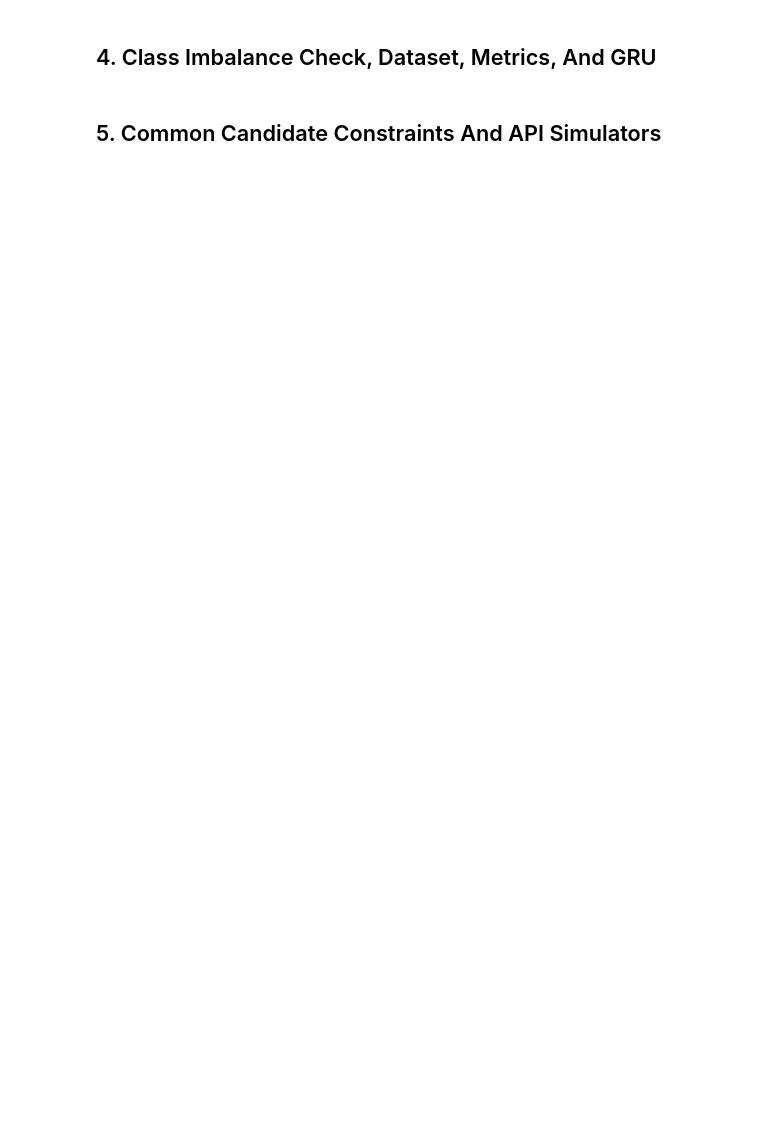
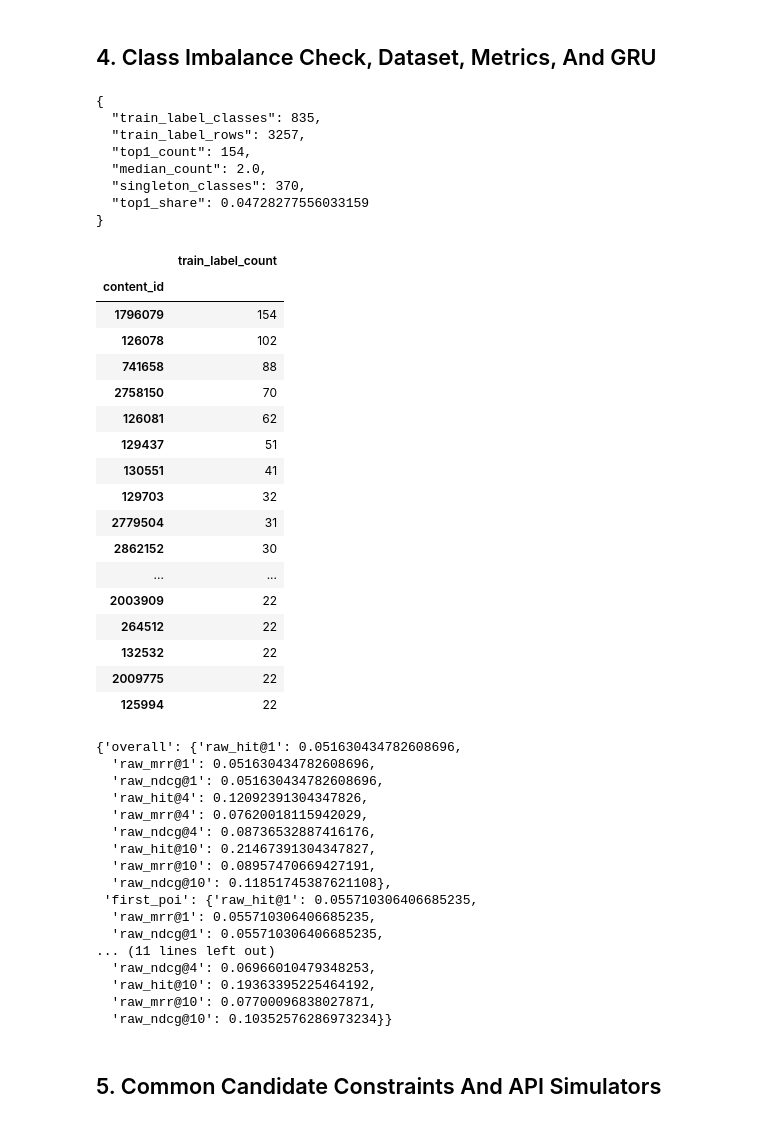
Before and after one commit to manru-homerun/AI, a Jupyter notebook: notebooks/gru_shared_next_poi_masked_experiment.ipynb, the cells around one changed output. Saved outputs shown, nothing was run; the diff lists cells and outputs as text; code cells hidden in the pictures; blank space fills up the shorter version.

```diff
--- a/notebooks/gru_shared_next_poi_masked_experiment.ipynb
+++ b/notebooks/gru_shared_next_poi_masked_experiment.ipynb
@@ -35,10 +43,13 @@ SPECIAL_TOKEN_IDS = {0, 1}
 COURSE_POIS_PER_DAY = 6
 MIN_SEQUENCE_LEN = 1
 MAX_SEQUENCE_LEN = 20
-TOP_KS = (1, 3, 5, 10)
+SERVICE_TOP_K = 4
+REPORT_KS = (1, 4, 10)
+PRIMARY_METRIC = "masked_mrr@4"
+SELECTION_METRIC = "valid.overall.masked_mrr@4"
 
 ROOT = Path.cwd().resolve().parents[0] if Path.cwd().name == "notebooks" else Path.cwd().resolve()
-DATA_DIR = ROOT / "data" / "processed" / "final"
+DATA_DIR = ROOT / "final"
 ARTIFACT_DIR = ROOT / "artifacts" / "shared_next_poi_gru_experiment" / MODEL_VERSION
 TRAVELER_PATH = DATA_DIR / "final_traveler_features.csv"
 TRAVEL_PATH = DATA_DIR / "final_travel_features.csv"
@@ -413,13 +471,16 @@ def make_next_poi_samples(df: pd.DataFrame) -> list[dict[str, Any]]:
         content_sequence = [normalize_content_id_value(value) for value in row["content_sequence"]]
         for target_pos in range(len(content_sequence)):
             label_content_id = content_sequence[target_pos]
-            prefix_tokens = tokens_for_model_prefix(content_sequence[:target_pos])
+            prefix_content_ids = content_sequence[:target_pos]
+            prefix_tokens = tokens_for_model_prefix(prefix_content_ids)
             samples.append(
                 {
                     "travel_id": row["travel_id"],
                     "day_index": int(row["day_index"]),
                     "travel_day_id": row["travel_day_id"],
+                    "area_code": str(row["area_code"]),
                     "user_features": encoded[row_idx],
+                    "prefix_content_ids": prefix_content_ids,
                     "prefix": prefix_tokens,
                     "label": int(content_id_to_token[label_content_id]),
                     "label_content_id": label_content_id,
@@ -480,27 +557,29 @@ def collate_batch(batch: list[dict[str, Any]]) -> dict[str, torch.Tensor]:
 def make_loader(samples: list[dict[str, Any]], batch_size: int, shuffle: bool) -> DataLoader:
     return DataLoader(TravelSequenceDataset(samples), batch_size=batch_size, shuffle=shuffle, collate_fn=collate_batch)
 
-def metric_at_k(labels: np.ndarray, scores: np.ndarray, ks: tuple[int, ...] = TOP_KS) -> dict[str, float]:
+def ranking_metric_at_k(labels: np.ndarray, scores: np.ndarray, ks: tuple[int, ...] = REPORT_KS, prefix: str = "") -> dict[str, float]:
+    if len(labels) == 0:
+        return {}
     order = np.argsort(-scores, axis=1)
     metrics = {}
     for k in ks:
         topk = order[:, : min(k, scores.shape[1])]
         hits = topk == labels[:, None]
-        metrics[f"recall@{k}"] = float(hits.any(axis=1).mean())
+        metrics[f"{prefix}hit@{k}"] = float(hits.any(axis=1).mean())
         rr, ndcg = [], []
         for row_hits in hits:
             positions = np.flatnonzero(row_hits)
             rr.append(0.0 if len(positions) == 0 else 1.0 / float(positions[0] + 1))
             ndcg.append(0.0 if len(positions) == 0 else 1.0 / math.log2(float(positions[0] + 2)))
-        metrics[f"mrr@{k}"] = float(np.mean(rr))
-        metrics[f"ndcg@{k}"] = float(np.mean(ndcg))
+        metrics[f"{prefix}mrr@{k}"] = float(np.mean(rr))
+        metrics[f"{prefix}ndcg@{k}"] = float(np.mean(ndcg))
     return metrics
 
-def metric_by_sample_kind(labels: np.ndarray, scores: np.ndarray, sample_kind_ids: np.ndarray) -> dict[str, dict[str, float]]:
-    metrics = {"overall": metric_at_k(labels, scores)}
+def raw_metric_by_sample_kind(labels: np.ndarray, scores: np.ndarray, sample_kind_ids: np.ndarray) -> dict[str, dict[str, float]]:
+    metrics = {"overall": ranking_metric_at_k(labels, scores, prefix="raw_")}
     for kind_id, kind_name in [(0, "first_poi"), (1, "next_poi")]:
         mask = sample_kind_ids == kind_id
-        metrics[kind_name] = metric_at_k(labels[mask], scores[mask]) if mask.any() else {}
+        metrics[kind_name] = ranking_metric_at_k(labels[mask], scores[mask], prefix="raw_") if mask.any() else {}
     return metrics
 
 def baseline_scores(train_items: list[dict[str, Any]], eval_items: list[dict[str, Any]], vocab_size: int) -> np.ndarray:
@@ -518,35 +597,79 @@ class GRUContentConfig:
     learning_rate: float = 1e-3
     batch_size: int = 64
     epochs: int = 8
     weight_decay: float = 1e-5
 
 class GRUContentRecommender(nn.Module):
     def __init__(self, vocab_size: int, user_feature_dim: int, embedding_dim: int, hidden_dim: int, dropout: float) -> None:
         super().__init__()
         self.place_embedding = nn.Embedding(vocab_size, embedding_dim, padding_idx=0)
         self.user_projection = nn.Sequential(nn.Linear(user_feature_dim, hidden_dim), nn.ReLU(), nn.Dropout(dropout))
         self.gru = nn.GRU(input_size=embedding_dim, hidden_size=hidden_dim, batch_first=True)
         self.output = nn.Sequential(nn.Dropout(dropout), nn.Linear(hidden_dim * 2, hidden_dim), nn.ReLU(), nn.Dropout(dropout), nn.Linear(hidden_dim, vocab_size))
     def forward(self, user_features: torch.Tensor, sequences: torch.Tensor, lengths: torch.Tensor) -> torch.Tensor:
         embedded = self.place_embedding(sequences)
         gru_output, _ = self.gru(embedded)
         last_idx = torch.clamp(lengths - 1, min=0)
         gather_idx = last_idx.view(-1, 1, 1).expand(-1, 1, gru_output.size(2))
         sequence_context = torch.gather(gru_output, dim=1, index=gather_idx).squeeze(1)
         logits = self.output(torch.cat([sequence_context, self.user_projection(user_features)], dim=1))
         logits[:, list(SPECIAL_TOKEN_IDS)] = -1e9
         return logits
 
 valid_labels = np.asarray([item["label"] for item in valid_samples], dtype=np.int64)
 valid_sample_kind_ids = np.asarray([0 if item["sample_kind"] == "first_poi" else 1 for item in valid_samples], dtype=np.int64)
 baseline_valid_scores = baseline_scores(train_samples, valid_samples, len(content_id_to_token))
-baseline_valid = metric_by_sample_kind(valid_labels, baseline_valid_scores, valid_sample_kind_ids)
+raw_baseline_valid = raw_metric_by_sample_kind(valid_labels, baseline_valid_scores, valid_sample_kind_ids)
 model = GRUContentRecommender(len(content_id_to_token), USER_FEATURE_DIM, 16, 64, 0.2).to(DEVICE)
 batch = next(iter(make_loader(train_samples[:8], 4, shuffle=False)))
 with torch.no_grad():
     logits_shape = model(batch["user_features"].to(DEVICE), batch["sequences"].to(DEVICE), batch["lengths"].to(DEVICE)).shape
 assert logits_shape == (4, len(content_id_to_token))
-baseline_valid
+raw_baseline_valid
+# %% [output]
+{
+  "train_label_classes": 835,
+  "train_label_rows": 3257,
+  "top1_count": 154,
+  "median_count": 2.0,
+  "singleton_classes": 370,
+  "top1_share": 0.04728277556033159
+}
+|  | train_label_count |
+| content_id |  |
+| 1796079 | 154 |
+| 126078 | 102 |
+| 741658 | 88 |
+| 2758150 | 70 |
+| 126081 | 62 |
+| 129437 | 51 |
+| 130551 | 41 |
+| 129703 | 32 |
+| 2779504 | 31 |
+| 2862152 | 30 |
+| ... | ... |
+| 2003909 | 22 |
+| 264512 | 22 |
+| 132532 | 22 |
+| 2009775 | 22 |
+| 125994 | 22 |
+{'overall': {'raw_hit@1': 0.051630434782608696,
+  'raw_mrr@1': 0.051630434782608696,
+  'raw_ndcg@1': 0.051630434782608696,
+  'raw_hit@4': 0.12092391304347826,
+  'raw_mrr@4': 0.07620018115942029,
+  'raw_ndcg@4': 0.08736532887416176,
+  'raw_hit@10': 0.21467391304347827,
+  'raw_mrr@10': 0.08957470669427191,
+  'raw_ndcg@10': 0.11851745387621108},
+ 'first_poi': {'raw_hit@1': 0.055710306406685235,
+  'raw_mrr@1': 0.055710306406685235,
+  'raw_ndcg@1': 0.055710306406685235,
+... (11 lines left out)
+  'raw_ndcg@4': 0.06966010479348253,
+  'raw_hit@10': 0.19363395225464192,
+  'raw_mrr@10': 0.07700096838027871,
+  'raw_ndcg@10': 0.10352576286973234}}
 # %% [markdown]
 ## 5. Common Candidate Constraints And API Simulators
 # %%
```
Also changed, not shown: parts of 10 cells of this notebook, 7 other files.
